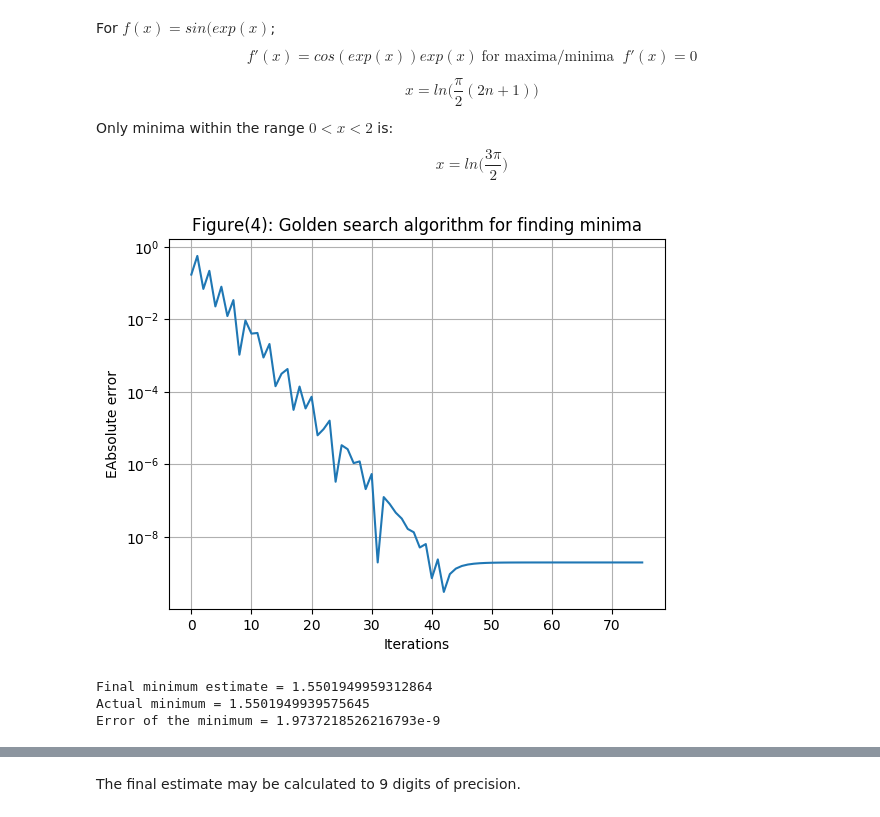
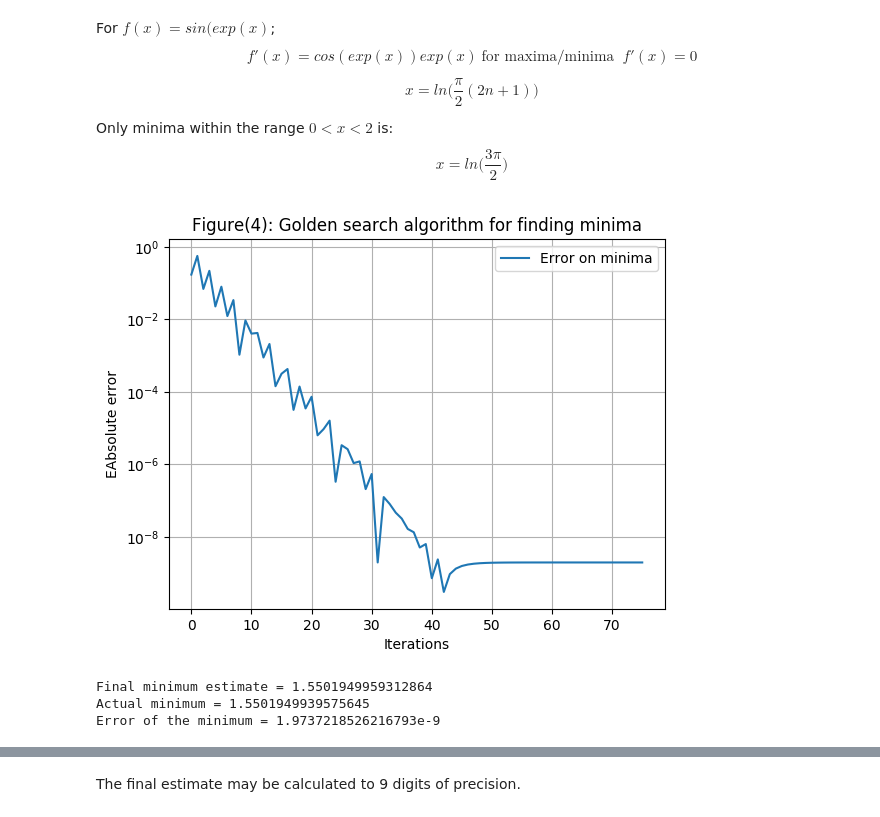
Before and after one commit to CJohnsonMathSys/Numerical-Methods, a Jupyter notebook: Numerical Methods Assignment 3.ipynb, the cells around one changed output, grey strips where cells are left out. Cells and saved outputs as stored; diff of their text form; code cells hidden in the pictures.

```diff
--- a/Numerical Methods Assignment 3.ipynb
+++ b/Numerical Methods Assignment 3.ipynb
@@ -187,22 +184,23 @@ $$x=ln\Big(\frac{3\pi}{2}\Big)$$
 # %%
 interval=[1.0,2.0]
 f(x)=sin(exp(x))
 actual=log(3*pi/2)
 ϵtol=eps(Float64)
 
 estimates,time=goldenSearch(interval,f,ϵtol)
 errors=abs.(estimates.-actual)
 yscale("log")
 grid()
 println("Final minimum estimate = ", estimates[length(estimates)])
 println("Actual minimum = ",actual)
 println("Error of the minimum = ", errors[length(estimates)])
-plot(time,errors)
+plot(time,errors,label="Error on minima")
 title("Figure(4): Golden search algorithm for finding minima")
 xlabel("Iterations")
+legend()
 ylabel("EAbsolute error");
 # %% [output]
-[figure, old version]
+[figure, new version]
 Final minimum estimate = 1.5501949959312864
 Actual minimum = 1.5501949939575645
 Error of the minimum = 1.9737218526216793e-9
```
Also changed, not shown: parts of 6 cells of this notebook.
